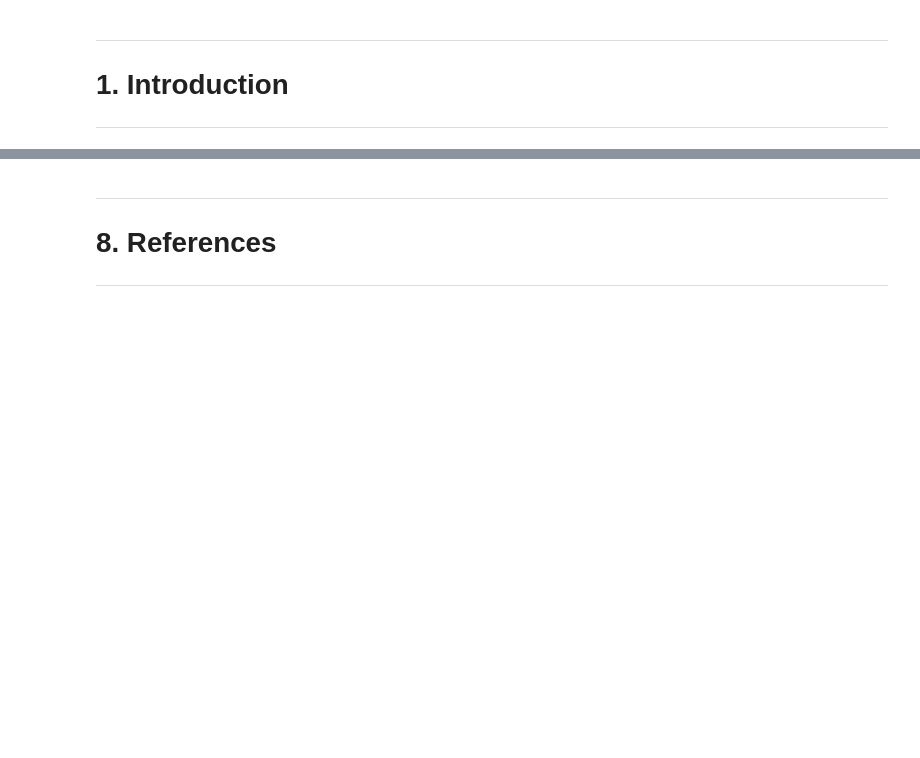
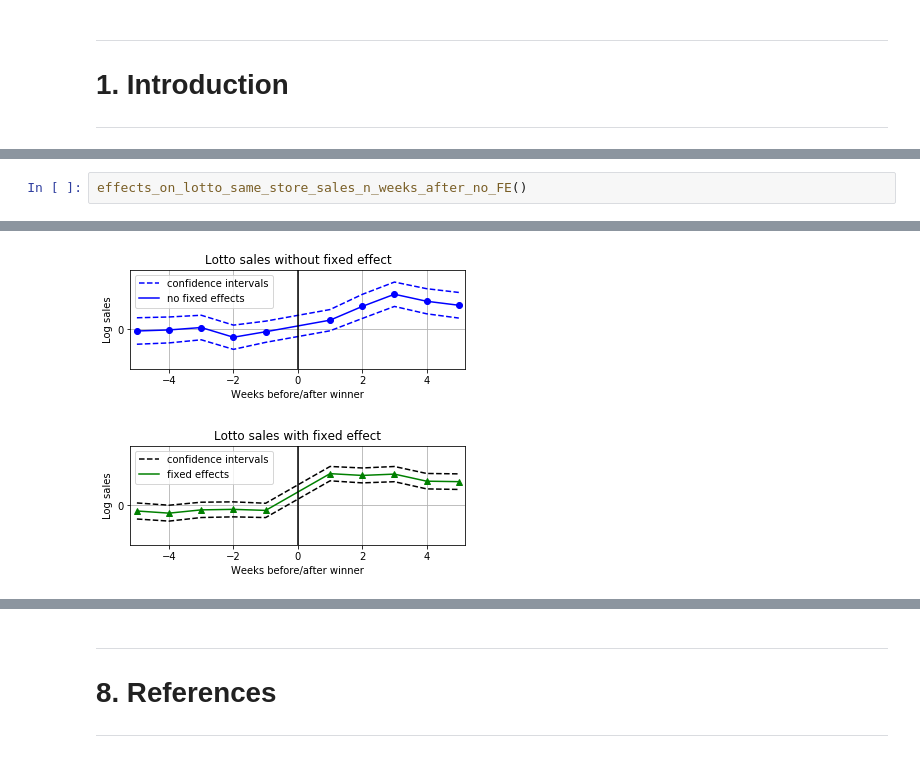
Before and after one commit to AntoMarcinkovic/microeconometrics-course-project-AntoMarcinkovic-1, a Jupyter notebook: GamblingAtLuckyStores.ipynb, the cells around one changed output, grey strips where cells are left out. Cells and saved outputs as stored; diff of their text form; blank space fills up the shorter version.

```diff
--- a/GamblingAtLuckyStores.ipynb
+++ b/GamblingAtLuckyStores.ipynb
@@ -857,0 +256,3 @@ Overall the findings from Lindo et al. (2010) offer quite robust results on the
+# %%
+effects_on_lotto_same_store_sales_n_weeks_after_no_FE()
+# %% [output]
@@ -857,0 +261,2 @@ Overall the findings from Lindo et al. (2010) offer quite robust results on the
+[figure, added]
+[figure, added]
```
Also changed, not shown: parts of 175 cells of this notebook.
